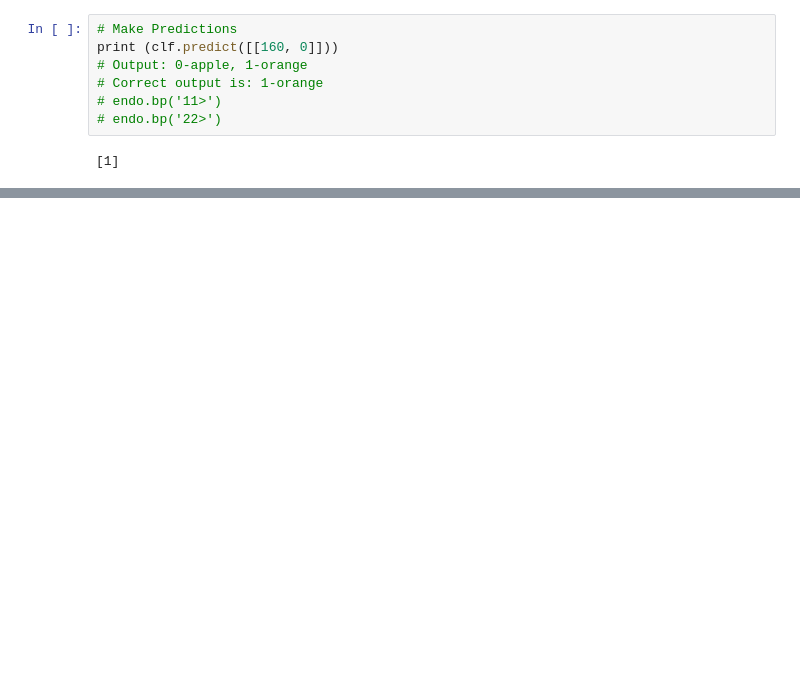
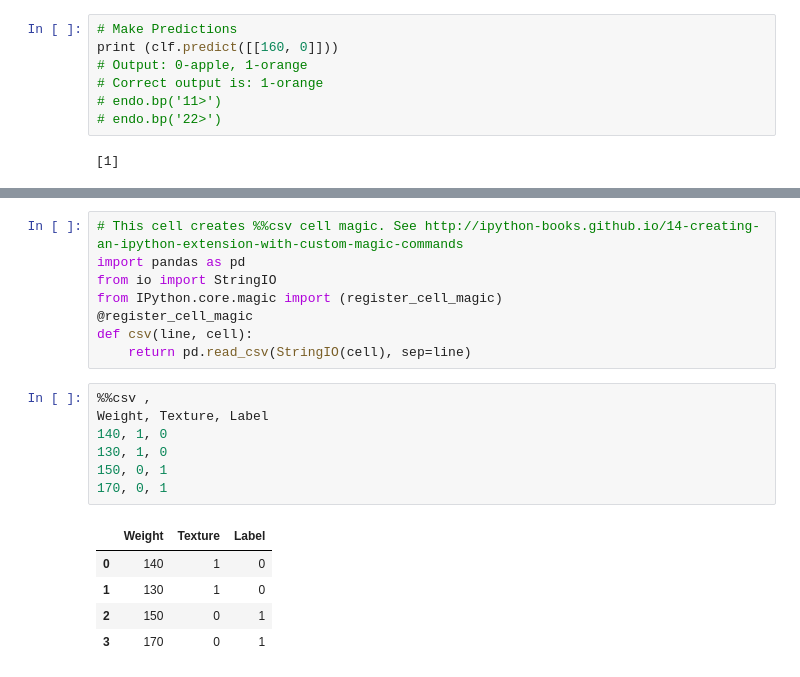
Before and after one commit to hcchengithub/machine-learning-recipes, a Jupyter notebook: src/part_1/Part1.ipynb, the cells around one changed output, grey strips where cells are left out. Cells and saved outputs as stored; diff of their text form; blank space fills up the shorter version.

```diff
--- a/src/part_1/Part1.ipynb
+++ b/src/part_1/Part1.ipynb
@@ -50,0 +94,21 @@ print (clf.predict([[160, 0]]))
+# %%
+# This cell creates %%csv cell magic. See http://ipython-books.github.io/14-creating-an-ipython-extension-with-custom-magic-commands
+import pandas as pd
+from io import StringIO
+from IPython.core.magic import (register_cell_magic)
+@register_cell_magic
+def csv(line, cell):
+    return pd.read_csv(StringIO(cell), sep=line)
+# %%
+%%csv ,
+Weight, Texture, Label
+140, 1, 0
+130, 1, 0
+150, 0, 1
+170, 0, 1
+# %% [output]
+|  | Weight | Texture | Label |
+| 0 | 140 | 1 | 0 |
+| 1 | 130 | 1 | 0 |
+| 2 | 150 | 0 | 1 |
+| 3 | 170 | 0 | 1 |
```
Also changed, not shown: parts of 18 cells of this notebook, 5 other files.
